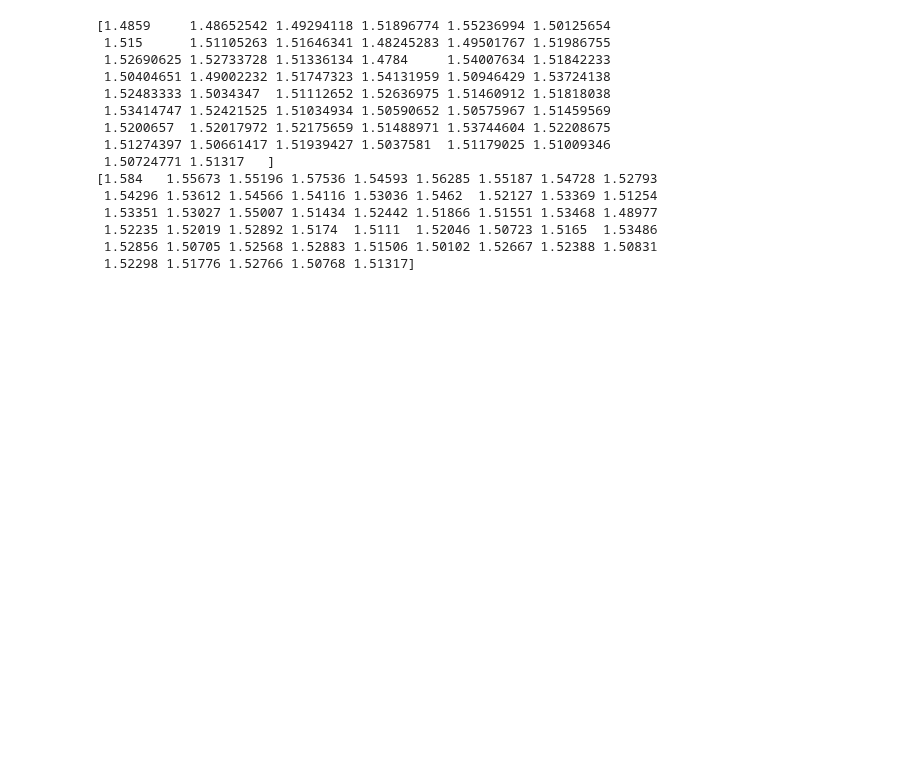
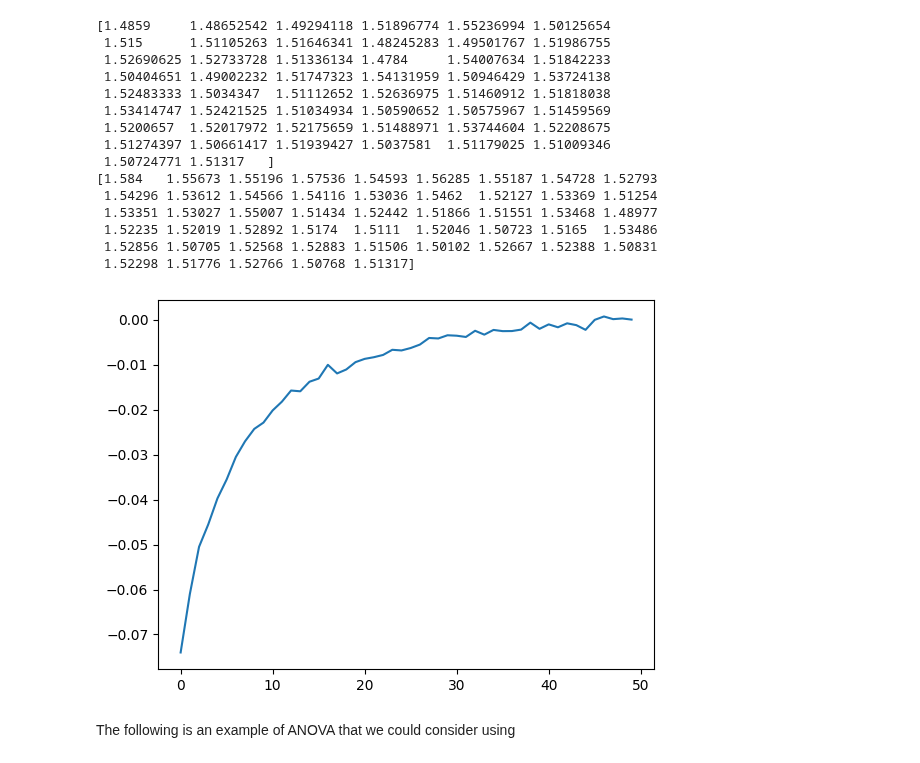
Before and after one commit to LodeVermeulen/stochastic-simulation, a Jupyter notebook: Homework 1/exercise1.ipynb, the cells around one changed output. Saved outputs shown, nothing was run; the diff lists cells and outputs as text; code cells hidden in the pictures; blank space fills up the shorter version.

Commit message:
First analysis plot of error caused by iteration size

```diff
--- a/Homework 1/exercise1.ipynb
+++ b/Homework 1/exercise1.ipynb
@@ -506,3 +506,24 @@ print(np.mean(results_mc[:, -1, :], axis=1))
  1.52235 1.52019 1.52892 1.5174  1.5111  1.52046 1.50723 1.5165  1.53486
  1.52856 1.50705 1.52568 1.52883 1.51506 1.50102 1.52667 1.52388 1.50831
  1.52298 1.51776 1.52766 1.50768 1.51317]
+# %%
+def analyze_iterations_error(results):
+    """
+    Analyze the error introduced by low iteration count, compared to the baseline of a high iteration calculation
+    """
+    mean_runs = np.mean(results[:, :, :], axis=2)
+    highest_sample_size = mean_runs[:, -1]
+    iteration_error = highest_sample_size[-1] - highest_sample_size
+    plt.plot(iteration_error)
+    plt.show()
+
+results_mc = np.load("Orthogonal.npy")
+
+num_iterations = np.linspace(50, 500, num=50, dtype=int).astype(int)
+num_samples = np.linspace(100, 1000, num=50, dtype=int).astype(int)
+
+analyze_iterations_error(results_mc)
+# %% [output]
+[figure, added]
+# %% [markdown]
+The following is an example of ANOVA that we could consider using
```
Also changed, not shown: parts of 1 cell of this notebook.
